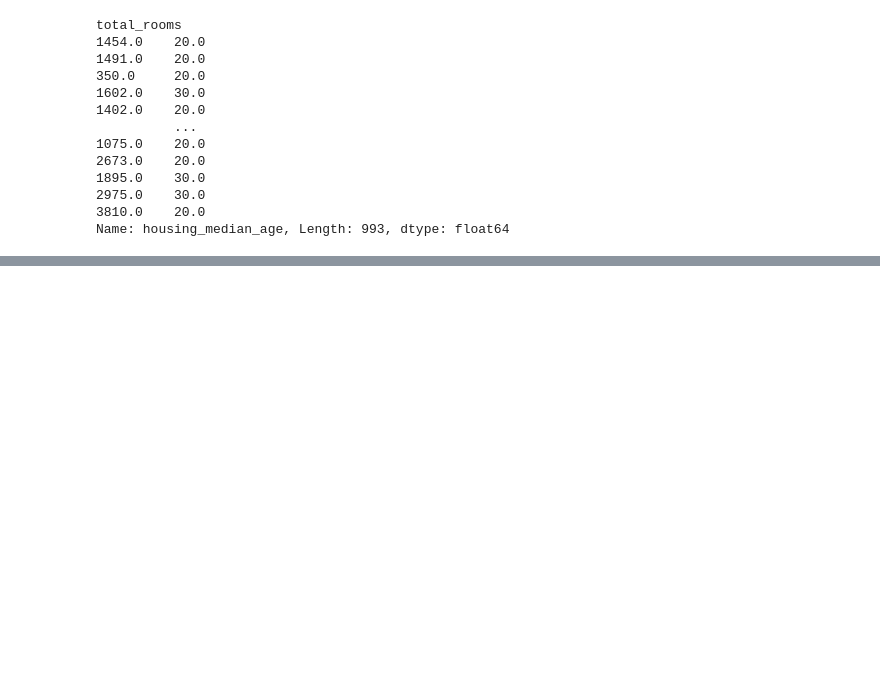
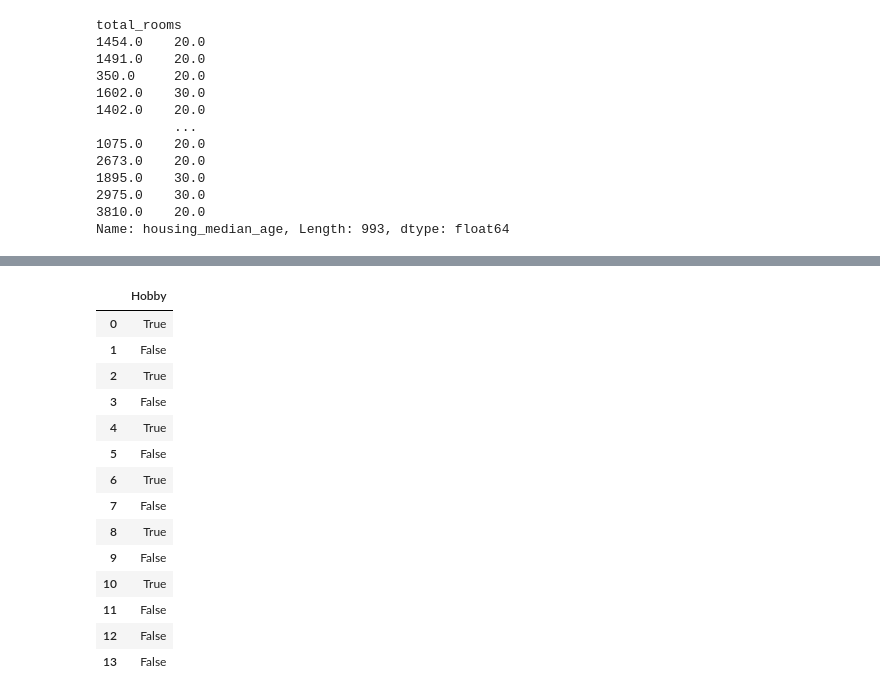
Before and after one commit to christinezuzart/Learning, a Jupyter notebook: Pandas_Refresher.ipynb, the cells around one changed output, grey strips where cells are left out. Cells and saved outputs as stored; diff of their text form; code cells hidden in the pictures; blank space fills up the shorter version.

```diff
--- a/Pandas_Refresher.ipynb
+++ b/Pandas_Refresher.ipynb
@@ -551,0 +868,20 @@ Name: housing_median_age, Length: 993, dtype: float64
+# %%
+df_sample['Hobby'] = df_sample['Hobby'].map({'Y':True, 'N':False})
+# %%
+df_sample
+# %% [output]
+|  | Hobby |
+| 0 | True |
+| 1 | False |
+| 2 | True |
+| 3 | False |
+| 4 | True |
+| 5 | False |
+| 6 | True |
+| 7 | False |
+| 8 | True |
+| 9 | False |
+| 10 | True |
+| 11 | False |
+| 12 | False |
+| 13 | False |
```
Also changed, not shown: parts of 55 cells of this notebook.
